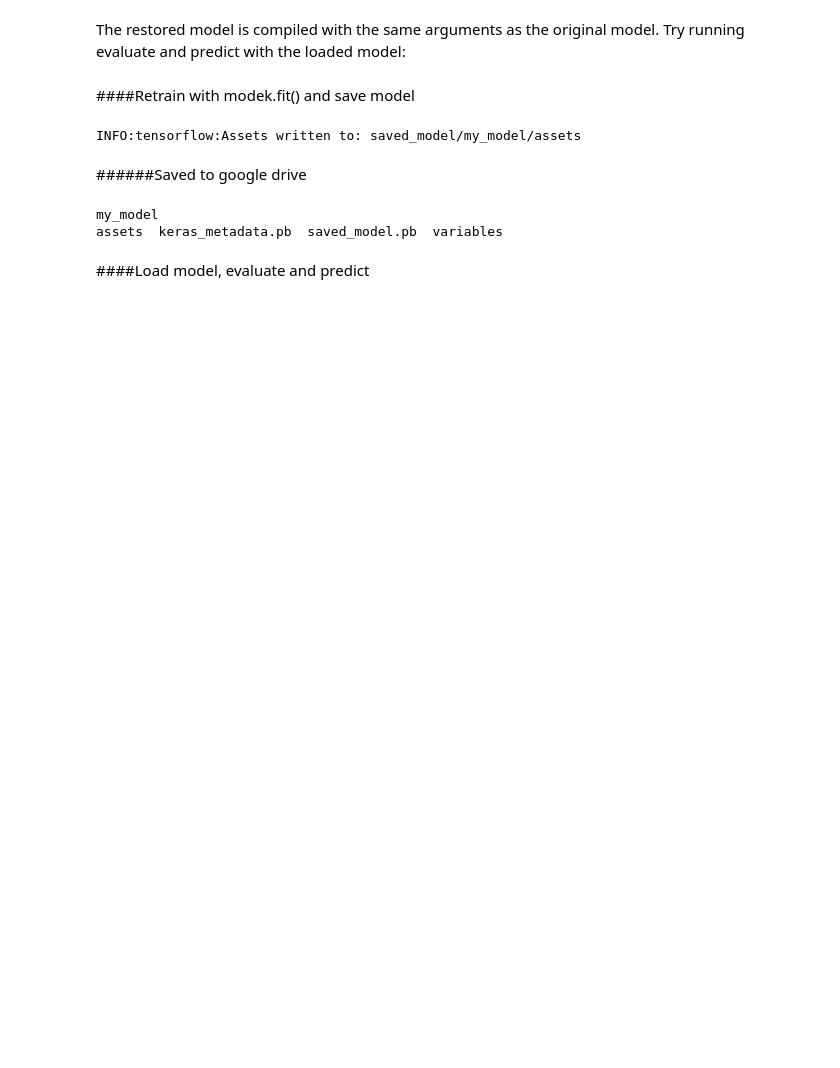
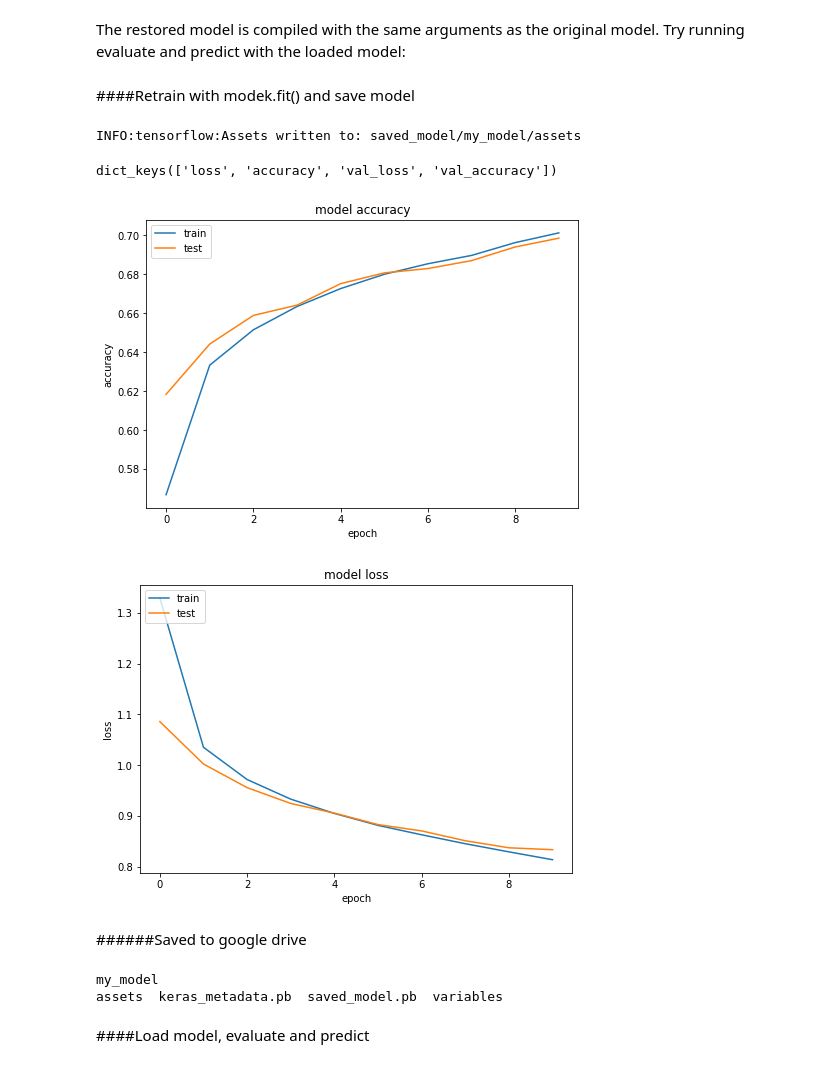
Before and after one commit to sylvas-j/ML, a Jupyter notebook: Tensorflow_works/SmartHome_ModelProcess.ipynb, the cells around one changed output. Saved outputs shown, nothing was run; the diff lists cells and outputs as text; code cells hidden in the pictures; blank space fills up the shorter version.

```diff
--- a/Tensorflow_works/SmartHome_ModelProcess.ipynb
+++ b/Tensorflow_works/SmartHome_ModelProcess.ipynb
@@ -453,13 +467,46 @@ The restored model is compiled with the same arguments as the original model. Tr
 ####Retrain with modek.fit() and save model
 # %%
 model = baseline_model()
-history = model.fit(S_train, y_train, batch_size=100, epochs=10, verbose=0, validation_data=None)
+history = model.fit(S_train, y_train, batch_size=100, epochs=10, verbose=0, validation_split=0.33)
 # create directory to save model
 # https://colab.research.google.com/github/tensorflow/docs/blob/master/site/en/tutorials/keras/save_and_load.ipynb#scrollTo=Yh5Mu0yOgE5J
 model.save('saved_model/my_model')
 model.save('my_model.h5')
 # %% [output]
 INFO:tensorflow:Assets written to: saved_model/my_model/assets
+# %%
+print(history.history.keys())
+# %% [output]
+dict_keys(['loss', 'accuracy', 'val_loss', 'val_accuracy'])
+# %%
+# fig = plt.figure()
+# ax = fig.add_axes([0,0,2,2])
+# ax.bar(pd.unique(y_df),y_df.value_counts())
+# plt.xticks(rotation=90)
+# plt.show()
+# summarize history for accuracy
+fig = plt.figure()
+ax = fig.add_axes([0,0,1,1])
+ax.plot(history.history['accuracy'])
+ax.plot(history.history['val_accuracy'])
+plt.title('model accuracy')
+plt.ylabel('accuracy')
+plt.xlabel('epoch')
+plt.legend(['train', 'test'], loc='upper left')
+plt.show()
+
+fig = plt.figure()
+ax = fig.add_axes([0,0,1,1])
+ax.plot(history.history['loss'])
+ax.plot(history.history['val_loss'])
+plt.title('model loss')
+plt.ylabel('loss')
+plt.xlabel('epoch')
+plt.legend(['train', 'test'], loc='upper left')
+plt.show()
+# %% [output]
+[figure, added]
+[figure, added]
 # %% [markdown]
 ######Saved to google drive
 # %%
```
Also changed, not shown: parts of 28 cells of this notebook.
